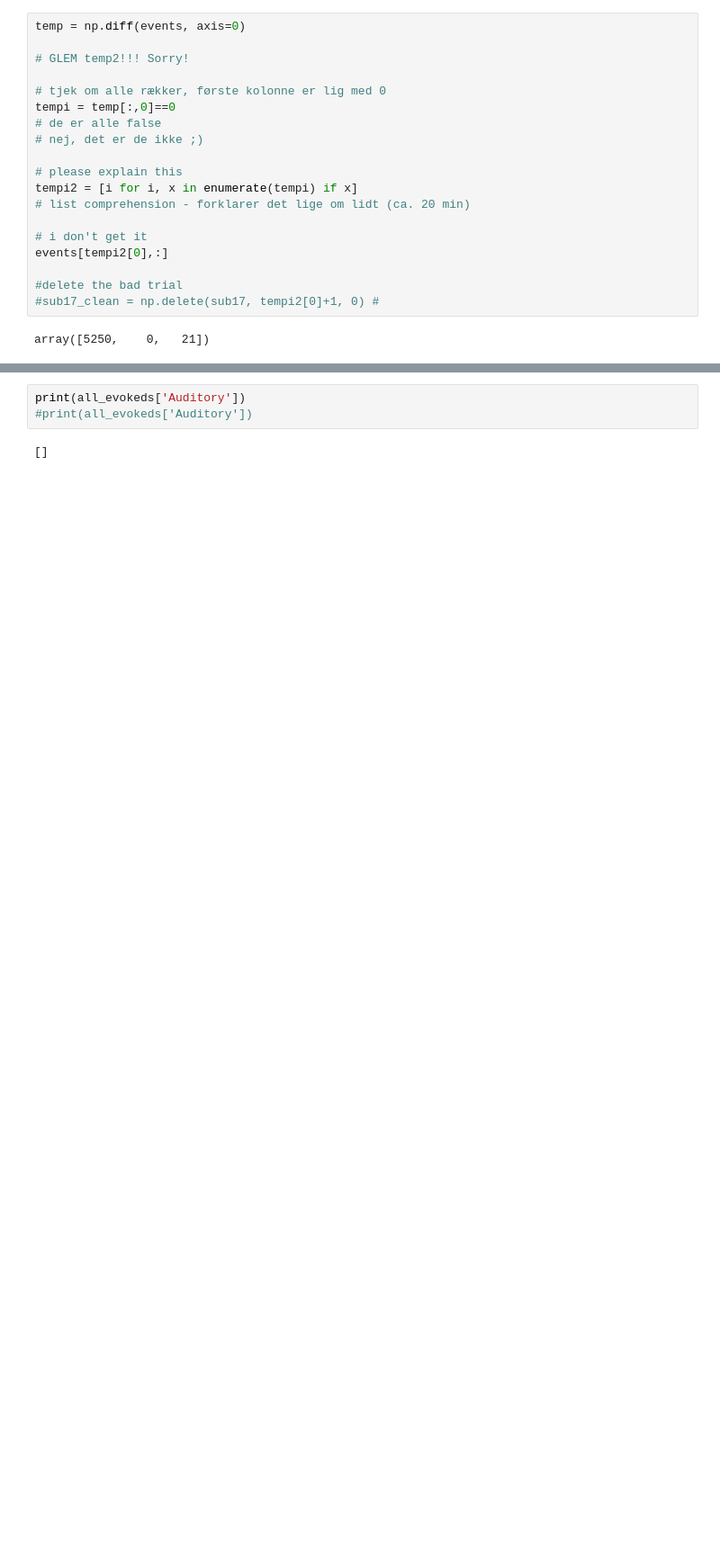
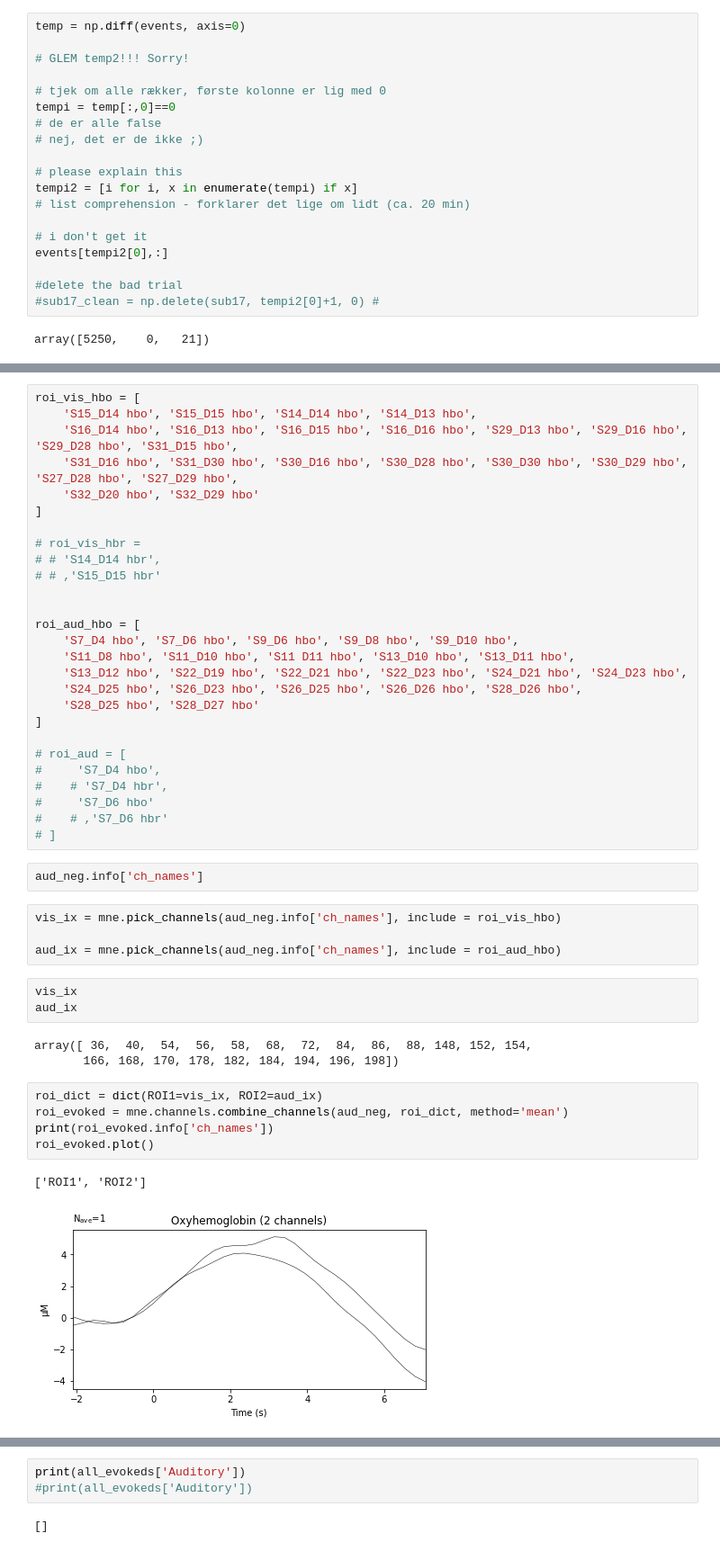
Before and after one commit to sigridbom/BA_fNIRS, a Jupyter notebook: preprocessing_analysis.ipynb, the cells around one changed output, grey strips where cells are left out. Shown at 90% size. Drawn from its saved outputs; the diff is of its cells as text; blank space fills up the shorter version.

```diff
--- a/preprocessing_analysis.ipynb
+++ b/preprocessing_analysis.ipynb
@@ -736,0 +679,47 @@ pprint(epochs.event_id)
+# %%
+roi_vis_hbo = [
+    'S15_D14 hbo', 'S15_D15 hbo', 'S14_D14 hbo', 'S14_D13 hbo',
+    'S16_D14 hbo', 'S16_D13 hbo', 'S16_D15 hbo', 'S16_D16 hbo', 'S29_D13 hbo', 'S29_D16 hbo', 'S29_D28 hbo', 'S31_D15 hbo',
+    'S31_D16 hbo', 'S31_D30 hbo', 'S30_D16 hbo', 'S30_D28 hbo', 'S30_D30 hbo', 'S30_D29 hbo', 'S27_D28 hbo', 'S27_D29 hbo',
+    'S32_D20 hbo', 'S32_D29 hbo'
+]
+
+# roi_vis_hbr =
+# # 'S14_D14 hbr',
+# # ,'S15_D15 hbr'
+
+
+roi_aud_hbo = [
+    'S7_D4 hbo', 'S7_D6 hbo', 'S9_D6 hbo', 'S9_D8 hbo', 'S9_D10 hbo',
+    'S11_D8 hbo', 'S11_D10 hbo', 'S11 D11 hbo', 'S13_D10 hbo', 'S13_D11 hbo',
+    'S13_D12 hbo', 'S22_D19 hbo', 'S22_D21 hbo', 'S22_D23 hbo', 'S24_D21 hbo', 'S24_D23 hbo',
+    'S24_D25 hbo', 'S26_D23 hbo', 'S26_D25 hbo', 'S26_D26 hbo', 'S28_D26 hbo',
+    'S28_D25 hbo', 'S28_D27 hbo'
+]
+
+# roi_aud = [
+#     'S7_D4 hbo',
+#    # 'S7_D4 hbr',
+#     'S7_D6 hbo'
+#    # ,'S7_D6 hbr'
+# ]
+# %%
+aud_neg.info['ch_names']
+# %%
+vis_ix = mne.pick_channels(aud_neg.info['ch_names'], include = roi_vis_hbo)
+
+aud_ix = mne.pick_channels(aud_neg.info['ch_names'], include = roi_aud_hbo)
+# %%
+vis_ix
+aud_ix
+# %% [output]
+array([ 36,  40,  54,  56,  58,  68,  72,  84,  86,  88, 148, 152, 154,
+       166, 168, 170, 178, 182, 184, 194, 196, 198])
+# %%
+roi_dict = dict(ROI1=vis_ix, ROI2=aud_ix)
+roi_evoked = mne.channels.combine_channels(aud_neg, roi_dict, method='mean')
+print(roi_evoked.info['ch_names'])
+roi_evoked.plot()
+# %% [output]
+['ROI1', 'ROI2']
+[figure, added]
```
Also changed, not shown: parts of 26 cells of this notebook.
